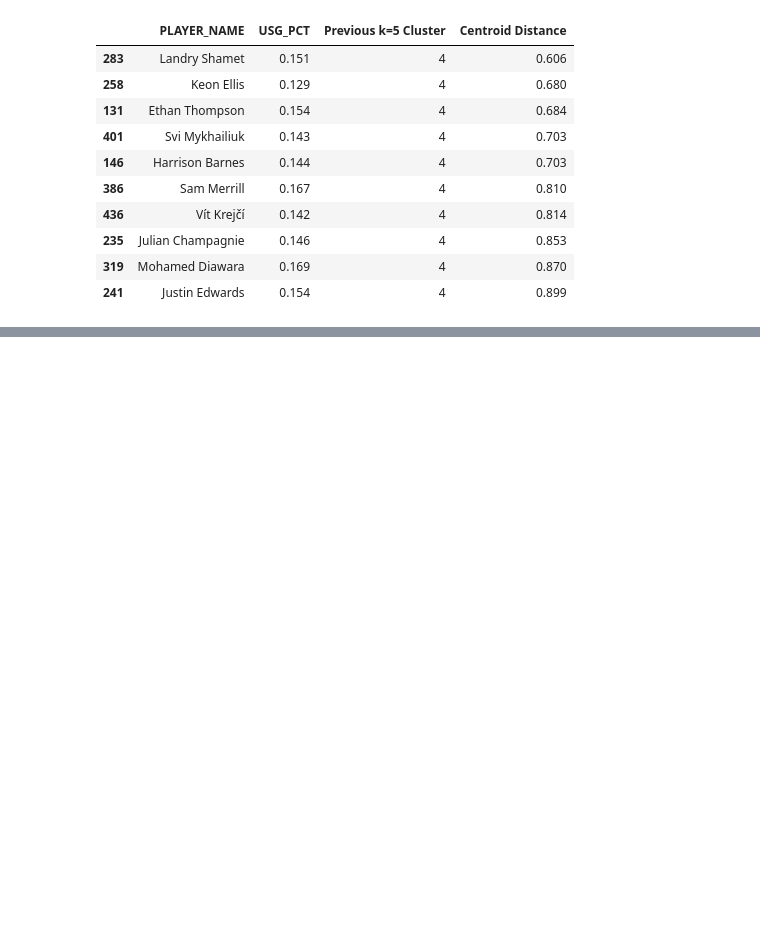
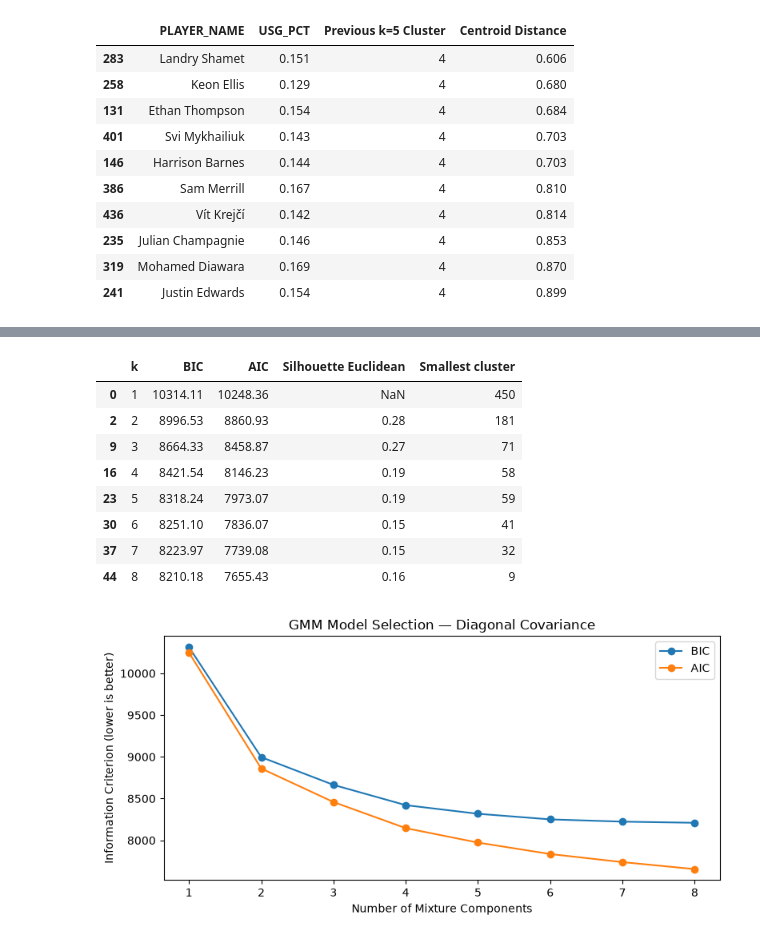
Before and after one commit to alex-abrego/nba-player-archetype-analysis, a Jupyter notebook: notebooks/experiments/offensive_clustering_similarity.ipynb, the cells around one changed output, grey strips where cells are left out. Cells and saved outputs as stored; diff of their text form; code cells hidden in the pictures; blank space fills up the shorter version.

```diff
--- a/notebooks/experiments/offensive_clustering_similarity.ipynb
+++ b/notebooks/experiments/offensive_clustering_similarity.ipynb
@@ -706,0 +994,56 @@ k=7 Cluster 5
+# %%
+gmm_results = (
+    results_df[
+        (results_df["Model"] == "GMM diagonal")
+        & results_df["k"].between(1, 8)
+    ]
+    .sort_values("k")
+    .copy()
+)
+
+display(
+    gmm_results[
+        [
+            "k",
+            "BIC",
+            "AIC",
+            "Silhouette Euclidean",
+            "Smallest cluster",
+        ]
+    ].round(2)
+)
+
+fig, ax = plt.subplots(figsize=(8, 4))
+
+ax.plot(
+    gmm_results["k"],
+    gmm_results["BIC"],
+    marker="o",
+    label="BIC",
+)
+
+ax.plot(
+    gmm_results["k"],
+    gmm_results["AIC"],
+    marker="o",
+    label="AIC",
+)
+
+ax.set_title("GMM Model Selection — Diagonal Covariance")
+ax.set_xlabel("Number of Mixture Components")
+ax.set_ylabel("Information Criterion (lower is better)")
+ax.legend()
+
+plt.tight_layout()
+plt.show()
+# %% [output]
+|  | k | BIC | AIC | Silhouette Euclidean | Smallest cluster |
+| 0 | 1 | 10314.11 | 10248.36 | NaN | 450 |
+| 2 | 2 | 8996.53 | 8860.93 | 0.28 | 181 |
+| 9 | 3 | 8664.33 | 8458.87 | 0.27 | 71 |
+| 16 | 4 | 8421.54 | 8146.23 | 0.19 | 58 |
+| 23 | 5 | 8318.24 | 7973.07 | 0.19 | 59 |
+| 30 | 6 | 8251.10 | 7836.07 | 0.15 | 41 |
+| 37 | 7 | 8223.97 | 7739.08 | 0.15 | 32 |
+| 44 | 8 | 8210.18 | 7655.43 | 0.16 | 9 |
+[figure, added]
```
Also changed, not shown: parts of 34 cells of this notebook, 1 other file.
